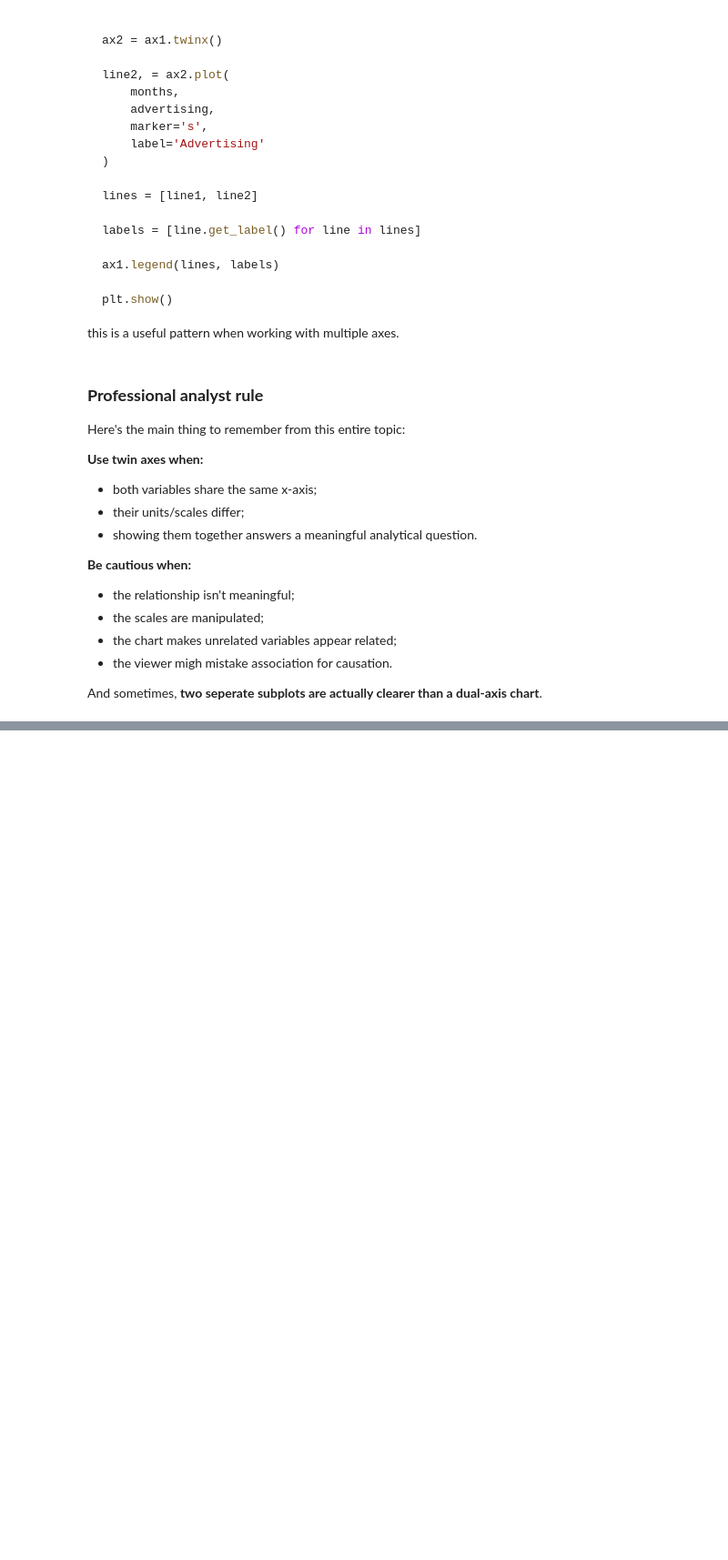
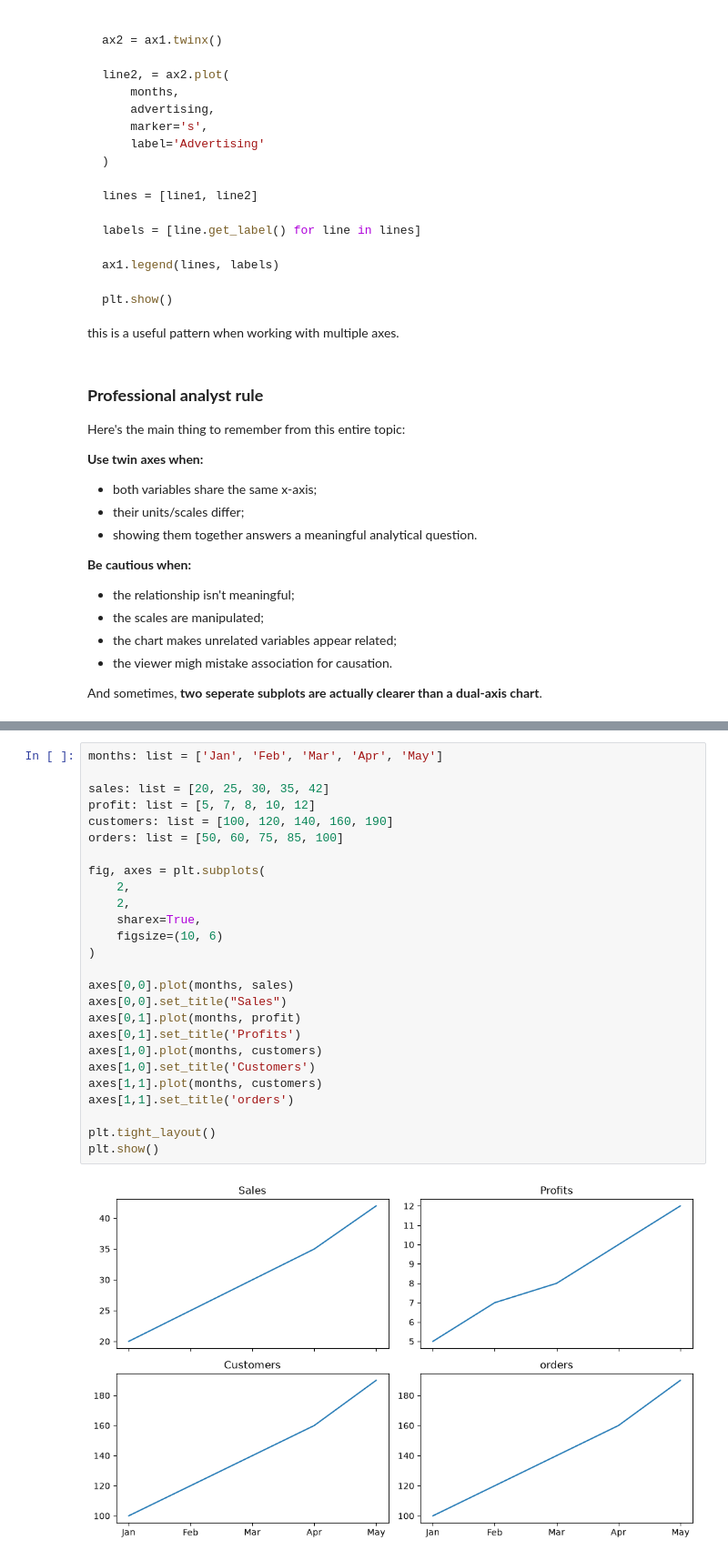
Before and after one commit to sohail-ansari0023/Becoming-A-Data-Analyst, a Jupyter notebook: Data_Visualization_and_Reporting/Libraries/matplotlib/Module_3(intermediate).ipynb, the cells around one changed output, grey strips where cells are left out. Shown at 91% size. Drawn from its saved outputs; the diff is of its cells as text; blank space fills up the shorter version.

```diff
--- a/Data_Visualization_and_Reporting/Libraries/matplotlib/Module_3(intermediate).ipynb
+++ b/Data_Visualization_and_Reporting/Libraries/matplotlib/Module_3(intermediate).ipynb
@@ -705,0 +885,28 @@ And sometimes, **two seperate subplots are actually clearer than a dual-axis cha
+# %%
+months: list = ['Jan', 'Feb', 'Mar', 'Apr', 'May']
+
+sales: list = [20, 25, 30, 35, 42]
+profit: list = [5, 7, 8, 10, 12]
+customers: list = [100, 120, 140, 160, 190]
+orders: list = [50, 60, 75, 85, 100]
+
+fig, axes = plt.subplots(
+    2,
+    2,
+    sharex=True,
+    figsize=(10, 6)
+)
+
+axes[0,0].plot(months, sales)
+axes[0,0].set_title("Sales")
+axes[0,1].plot(months, profit)
+axes[0,1].set_title('Profits')
+axes[1,0].plot(months, customers)
+axes[1,0].set_title('Customers')
+axes[1,1].plot(months, customers)
+axes[1,1].set_title('orders')
+
+plt.tight_layout()
+plt.show()
+# %% [output]
+[figure, added]
```
Also changed, not shown: parts of 10 cells of this notebook.
